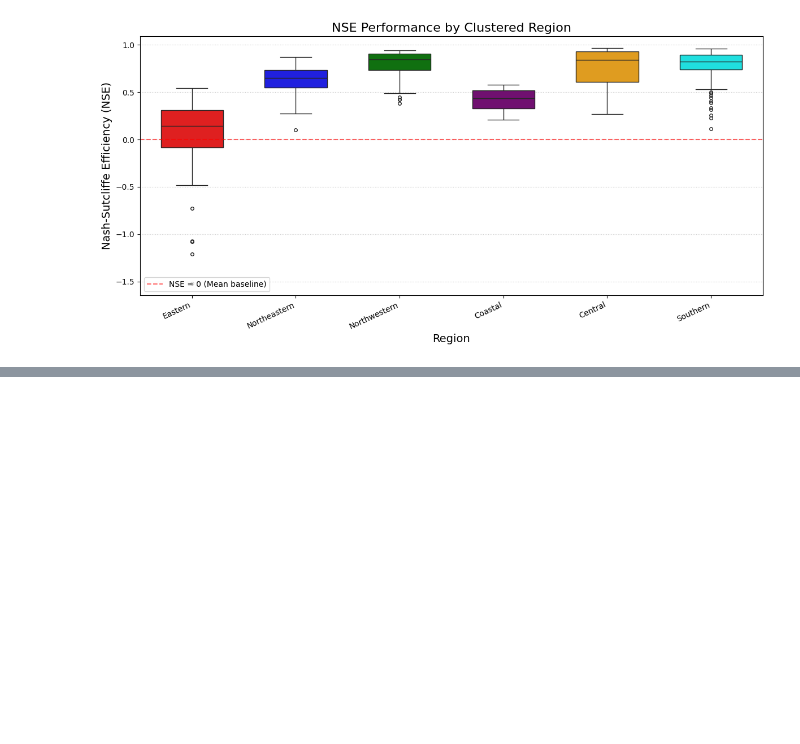
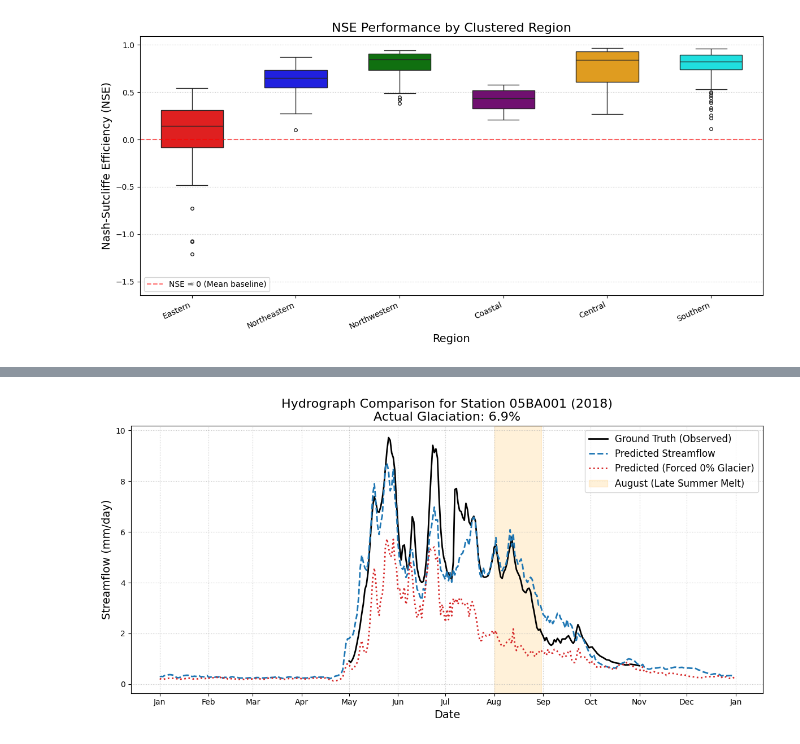
Before and after one commit to TWilson05/EA-LSTM-Streamflow, a Jupyter notebook: notebooks/02_results_benchmarking.ipynb, the cells around one changed output, grey strips where cells are left out. Saved outputs shown, nothing was run; the diff lists cells and outputs as text; code cells hidden in the pictures; blank space fills up the shorter version.

Commit message:
added hydrograph

```diff
--- a/notebooks/02_results_benchmarking.ipynb
+++ b/notebooks/02_results_benchmarking.ipynb
@@ -610,0 +611,97 @@ Correlation between Mass Balance Change and Streamflow Difference: 0.035 (p-valu
+# %%
+import pandas as pd
+import matplotlib.pyplot as plt
+import matplotlib.dates as mdates
+from src.config import PROCESSED_DATA_DIR, OUTPUT_DATA_DIR
+
+# =========================================================
+# 1. Define Target Station and Year
+# =========================================================
+# Change these to explore different stations and years
+TARGET_STATION = '05BA001' # Replace with your actual station ID string
+# TARGET_STATION = '08ME023'
+TARGET_YEAR = 2018         # Replace with a year in your test set (e.g., 2013-2022)
+
+# =========================================================
+# 2. Load Data
+# =========================================================
+# Ground truth (m³/s)
+df_obs = pd.read_csv(PROCESSED_DATA_DIR / "combined_streamflow.csv", index_col='Date', parse_dates=True)
+# Predictions (mm/day)
+df_pred = pd.read_csv(OUTPUT_DATA_DIR / "test_set_predictions.csv", index_col=0, parse_dates=True)
+# Predictions with 0% glaciation (mm/day)
+df_pred_no_glac = pd.read_csv(OUTPUT_DATA_DIR / "test_set_predictions_no_glacier.csv", index_col=0, parse_dates=True)
+
+# Station Attributes
+df_attr = pd.read_csv(PROCESSED_DATA_DIR / "static_attributes.csv", index_col=0)
+
+# =========================================================
+# 3. Data Extraction and Conversion
+# =========================================================
+# Check if station exists in the attributes
+if TARGET_STATION not in df_attr.index:
+    raise ValueError(f"Station {TARGET_STATION} not found in static_attributes.csv")
+
+# Extract the data for the target station
+try:
+    obs_station = df_obs[TARGET_STATION]
+    pred_station = df_pred[TARGET_STATION]
+    pred_no_glac_station = df_pred_no_glac[TARGET_STATION]
+except KeyError:
+    raise KeyError(f"Station {TARGET_STATION} is missing from one of the timeseries files.")
+
+# Convert observed flow from m³/s to mm/day
+area_km2 = df_attr.loc[TARGET_STATION, 'basin_area_km2']
+glacier_pct = df_attr.loc[TARGET_STATION, 'glacier_pct']
+
+# Conversion: 1 m³/s = 86.4 / Area (km²) mm/day
+obs_station_mm = obs_station * (86.4 / area_km2)
+
+# Filter for the target year
+obs_year = obs_station_mm[obs_station_mm.index.year == TARGET_YEAR]
+pred_year = pred_station[pred_station.index.year == TARGET_YEAR]
+pred_no_glac_year = pred_no_glac_station[pred_no_glac_station.index.year == TARGET_YEAR]
+
+if pred_year.empty:
+    print(f"Warning: No prediction data found for year {TARGET_YEAR}.")
+
+# =========================================================
+# 4. Plotting
+# =========================================================
+fig, ax = plt.subplots(figsize=(12, 6))
+
+# Plot the three lines with distinct styles
+ax.plot(obs_year.index, obs_year.values,
+        color='black', linewidth=2, label='Ground Truth (Observed)')
+
+ax.plot(pred_year.index, pred_year.values,
+        color='tab:blue', linewidth=2, linestyle='--', label='Predicted Streamflow')
+
+ax.plot(pred_no_glac_year.index, pred_no_glac_year.values,
+        color='tab:red', linewidth=2, linestyle=':', label='Predicted (Forced 0% Glacier)')
+
+# Formatting the plot
+ax.set_title(f'Hydrograph Comparison for Station {TARGET_STATION} ({TARGET_YEAR})\nActual Glaciation: {glacier_pct:.1f}%', fontsize=16)
+ax.set_ylabel('Streamflow (mm/day)', fontsize=14)
+ax.set_xlabel('Date', fontsize=14)
+
+# Format the x-axis to show months clearly
+ax.xaxis.set_major_locator(mdates.MonthLocator())
+ax.xaxis.set_major_formatter(mdates.DateFormatter('%b'))
+
+ax.grid(True, linestyle=':', alpha=0.7)
+ax.legend(fontsize=12, loc='upper left')
+
+# Highlight the late summer melt season (typically August)
+august_start = pd.to_datetime(f'{TARGET_YEAR}-08-01')
+august_end = pd.to_datetime(f'{TARGET_YEAR}-08-31')
+ax.axvspan(august_start, august_end, color='orange', alpha=0.15, label='August (Late Summer Melt)')
+
+# Update legend to include the highlighted region
+handles, labels = ax.get_legend_handles_labels()
+ax.legend(handles, labels, fontsize=12, loc='upper right')
+
+plt.tight_layout()
+plt.show()
+# %% [output]
+[figure, added]
```
Also changed, not shown: parts of 1 cell of this notebook.
